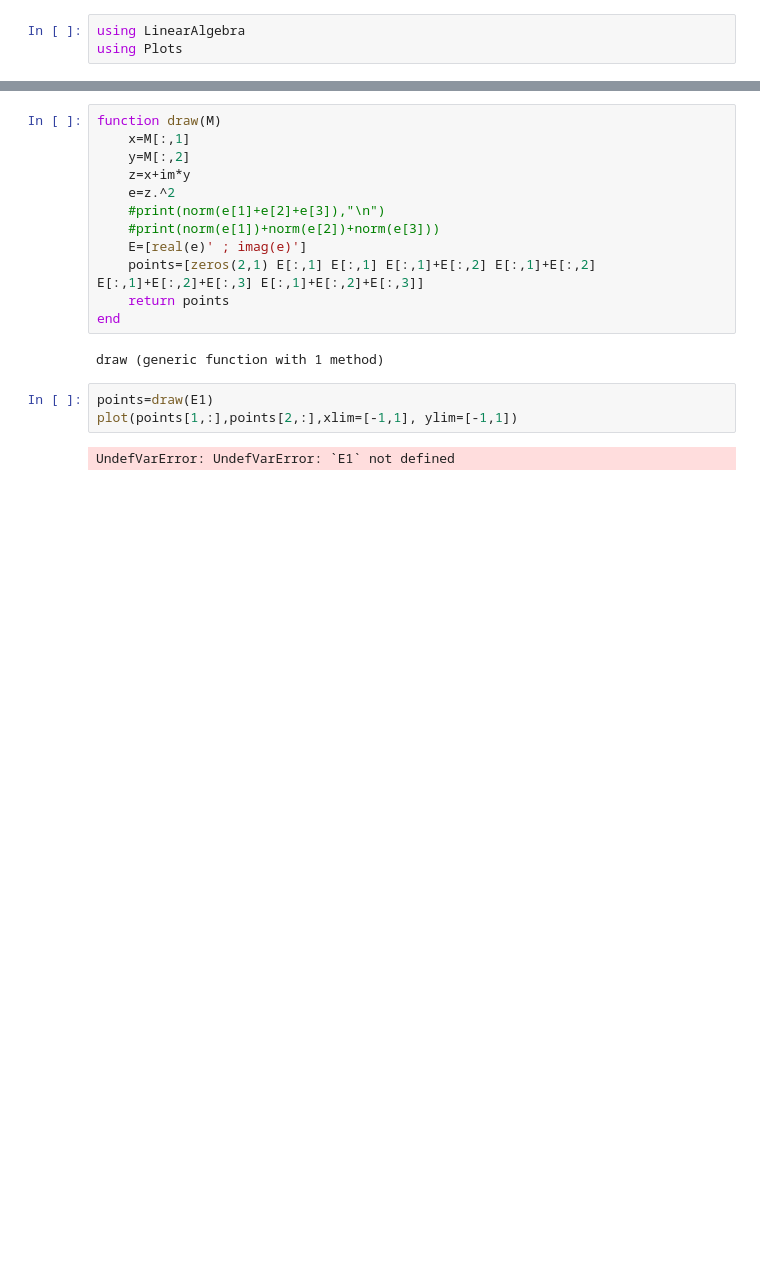
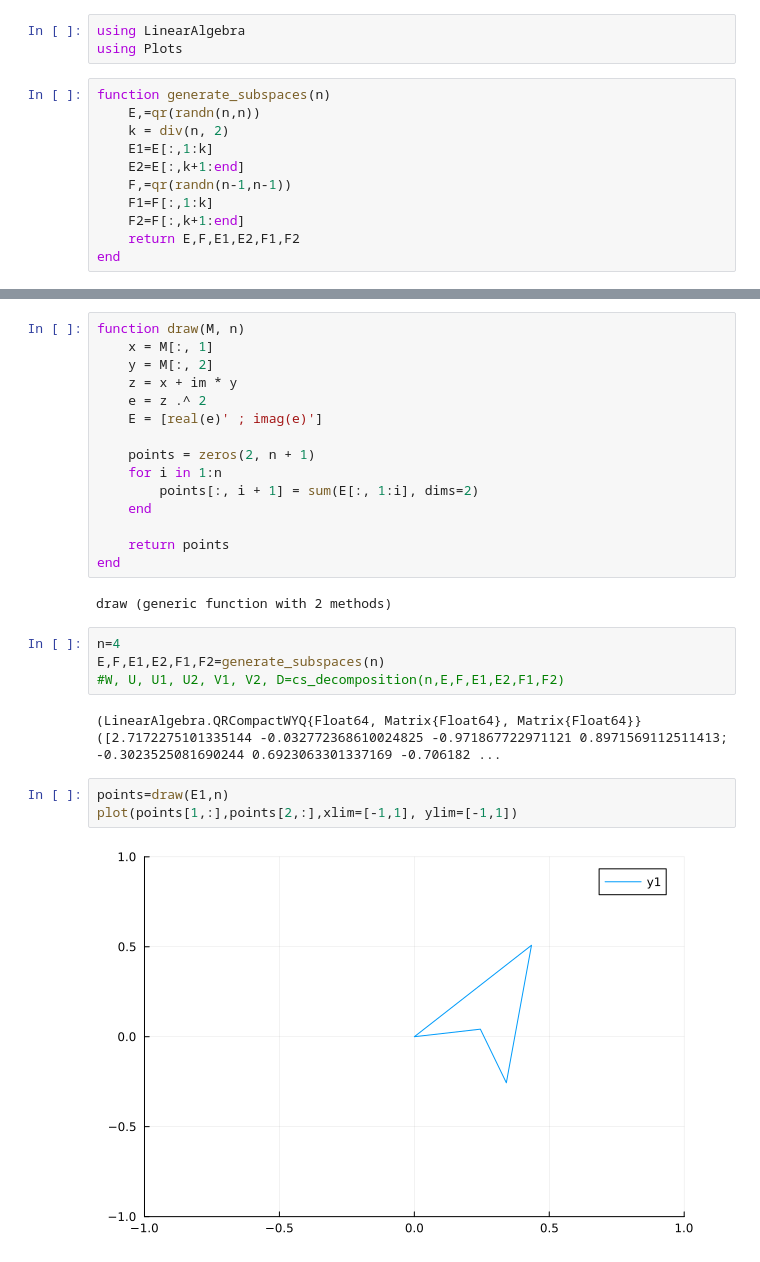
Before and after one commit to MDuqi/CSD-Polygons, a Jupyter notebook: Square_to_Triangle.ipynb, the cells around one changed output, grey strips where cells are left out. Drawn from its saved outputs; the diff is of its cells as text; blank space fills up the shorter version.

Commit message:
Implement functionality for converting square shapes to triangles

```diff
--- a/Square_to_Triangle.ipynb
+++ b/Square_to_Triangle.ipynb
@@ -1,3 +1,14 @@
 # %%
 using LinearAlgebra
 using Plots
+# %%
+function generate_subspaces(n)
+    E,=qr(randn(n,n))
+    k = div(n, 2)
+    E1=E[:,1:k]
+    E2=E[:,k+1:end]
+    F,=qr(randn(n-1,n-1))
+    F1=F[:,1:k]
+    F2=F[:,k+1:end]
+    return E,F,E1,E2,F1,F2
+end
@@ -16,20 +34,29 @@ end
 # %%
-function draw(M)
-    x=M[:,1]
-    y=M[:,2]
-    z=x+im*y
-    e=z.^2
-    #print(norm(e[1]+e[2]+e[3]),"\n")
-    #print(norm(e[1])+norm(e[2])+norm(e[3]))
-    E=[real(e)' ; imag(e)']
-    points=[zeros(2,1) E[:,1] E[:,1] E[:,1]+E[:,2] E[:,1]+E[:,2] E[:,1]+E[:,2]+E[:,3] E[:,1]+E[:,2]+E[:,3]]
+function draw(M, n)
+    x = M[:, 1]
+    y = M[:, 2]
+    z = x + im * y
+    e = z .^ 2
+    E = [real(e)' ; imag(e)']
+
+    points = zeros(2, n + 1)
+    for i in 1:n
+        points[:, i + 1] = sum(E[:, 1:i], dims=2)
+    end
+
     return points
 end
 # %% [output]
-draw (generic function with 1 method)
+draw (generic function with 2 methods)
+# %%
+n=4
+E,F,E1,E2,F1,F2=generate_subspaces(n)
+#W, U, U1, U2, V1, V2, D=cs_decomposition(n,E,F,E1,E2,F1,F2)
+# %% [output]
+(LinearAlgebra.QRCompactWYQ{Float64, Matrix{Float64}, Matrix{Float64}}([2.7172275101335144 -0.032772368610024825 -0.971867722971121 0.8971569112511413; -0.3023525081690244 0.6923063301337169 -0.706182 ...
 # %%
-points=draw(E1)
+points=draw(E1,n)
 plot(points[1,:],points[2,:],xlim=[-1,1], ylim=[-1,1])
 # %% [output]
-UndefVarError: UndefVarError: `E1` not defined
+[figure, added]
 # %%
```
Also changed, not shown: parts of 4 cells of this notebook.
